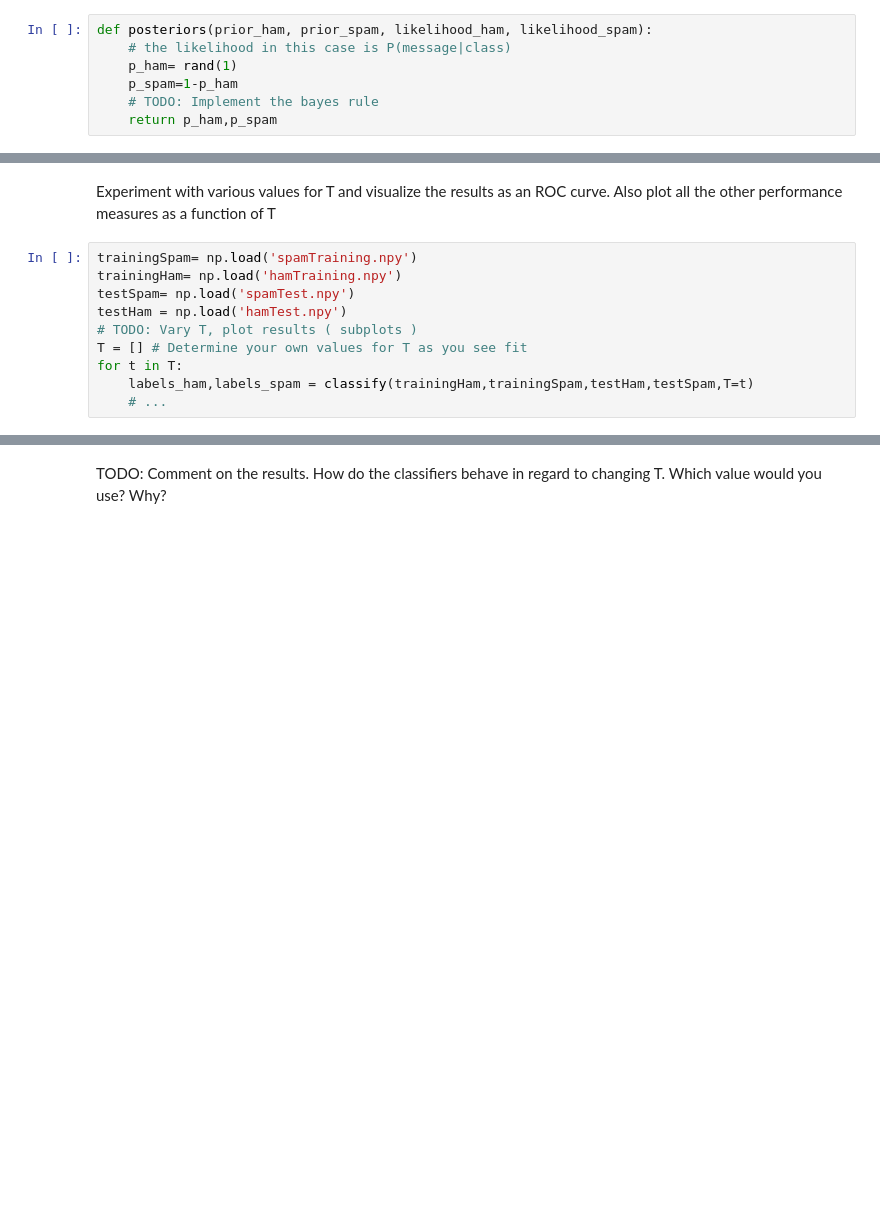
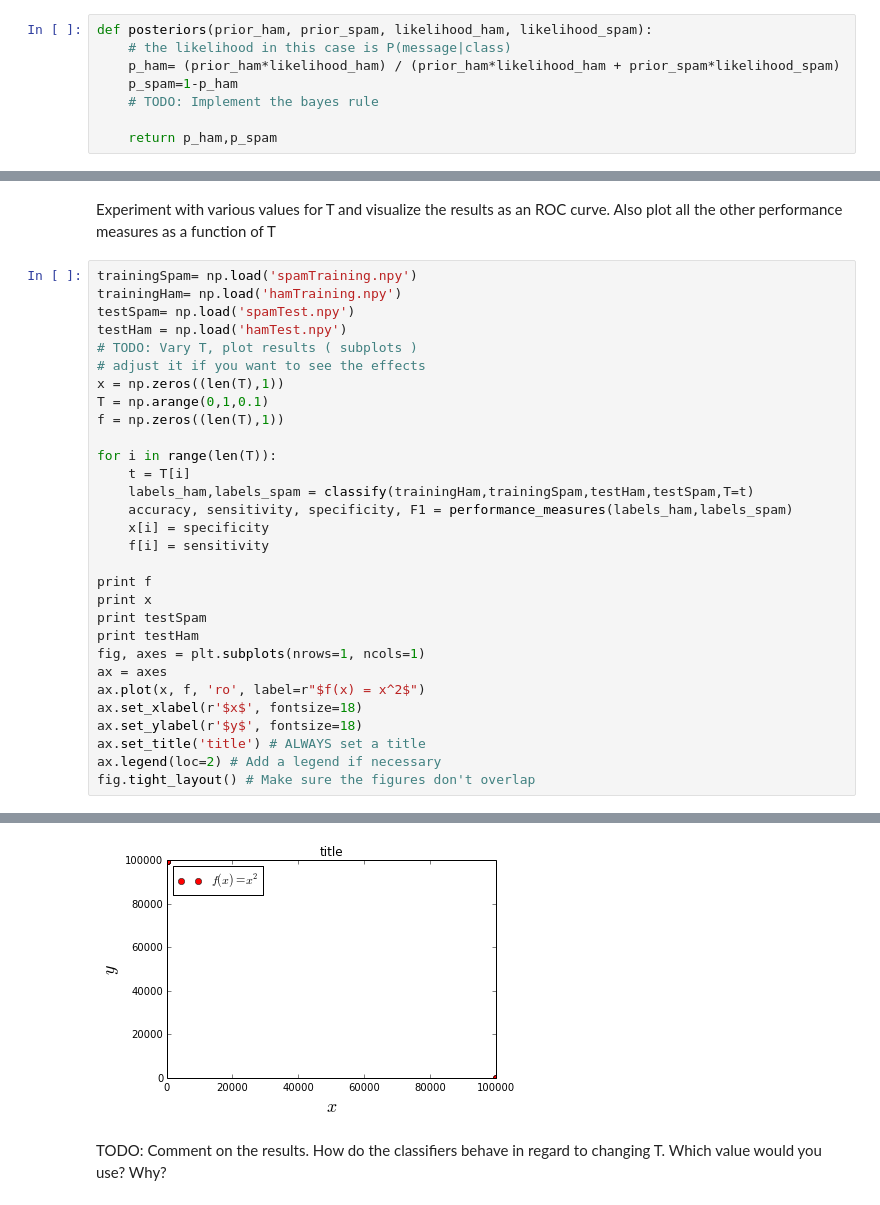
Before and after one commit to JensMeiners/ML1, a Jupyter notebook: Ex02/Sheet02_Implementation.ipynb, the cells around one changed output, grey strips where cells are left out. Saved outputs shown, nothing was run; the diff lists cells and outputs as text; blank space fills up the shorter version.

```diff
--- a/Ex02/Sheet02_Implementation.ipynb
+++ b/Ex02/Sheet02_Implementation.ipynb
@@ -63,9 +70,10 @@ $P(CLASS|message) = \frac{P(message|class)P(class)}{P(message|ham)P(ham) + P(mes
 # %%
 def posteriors(prior_ham, prior_spam, likelihood_ham, likelihood_spam):
     # the likelihood in this case is P(message|class)
-    p_ham= rand(1)
+    p_ham= (prior_ham*likelihood_ham) / (prior_ham*likelihood_ham + prior_spam*likelihood_spam)
     p_spam=1-p_ham
     # TODO: Implement the bayes rule
+
     return p_ham,p_spam
 # %% [markdown]
 ### 2: Classifying New Points
@@ -102,13 +135,34 @@ def performance_measures(labels_ham,labels_spam):
 ### 4: ROC Curve
 # %% [markdown]
 Experiment with various values for T and visualize the results as an ROC curve. Also plot all the other performance measures as a function of T
-# %%
-trainingSpam= np.load('spamTraining.npy')
-trainingHam= np.load('hamTraining.npy')
-testSpam= np.load('spamTest.npy')
-testHam = np.load('hamTest.npy')
-# TODO: Vary T, plot results ( subplots )
-T = [] # Determine your own values for T as you see fit
-for t in T:
-    labels_ham,labels_spam = classify(trainingHam,trainingSpam,testHam,testSpam,T=t)
-    # ...
+# %%
+trainingSpam= np.load('spamTraining.npy')
+trainingHam= np.load('hamTraining.npy')
+testSpam= np.load('spamTest.npy')
+testHam = np.load('hamTest.npy')
+# TODO: Vary T, plot results ( subplots )
+# adjust it if you want to see the effects
+x = np.zeros((len(T),1))
+T = np.arange(0,1,0.1)
+f = np.zeros((len(T),1))
+
+for i in range(len(T)):
+    t = T[i]
+    labels_ham,labels_spam = classify(trainingHam,trainingSpam,testHam,testSpam,T=t)
+    accuracy, sensitivity, specificity, F1 = performance_measures(labels_ham,labels_spam)
+    x[i] = specificity
+    f[i] = sensitivity
+
+print f
+print x
+print testSpam
+print testHam
+fig, axes = plt.subplots(nrows=1, ncols=1)
+ax = axes
+ax.plot(x, f, 'ro', label=r"$f(x) = x^2$")
+ax.set_xlabel(r'$x$', fontsize=18)
+ax.set_ylabel(r'$y$', fontsize=18)
+ax.set_title('title') # ALWAYS set a title
+ax.legend(loc=2) # Add a legend if necessary
+fig.tight_layout() # Make sure the figures don't overlap
+# %% [output]
@@ -115,3 +186,4 @@ for t in T:
+[figure, added]
 # %% [markdown]
 TODO: Comment on the results. How do the classifiers behave in regard to changing T. Which value would you use? Why?
 # %% [markdown]
```
Also changed, not shown: parts of 8 cells of this notebook.
